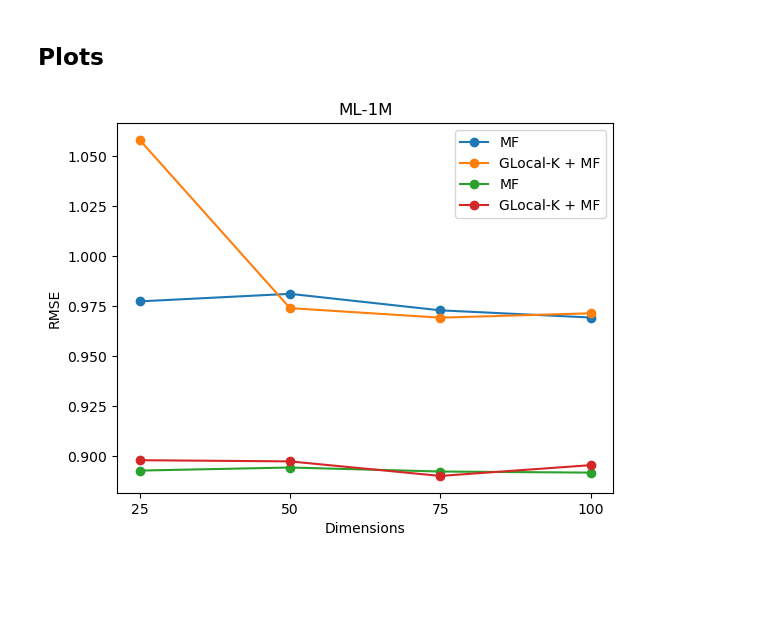
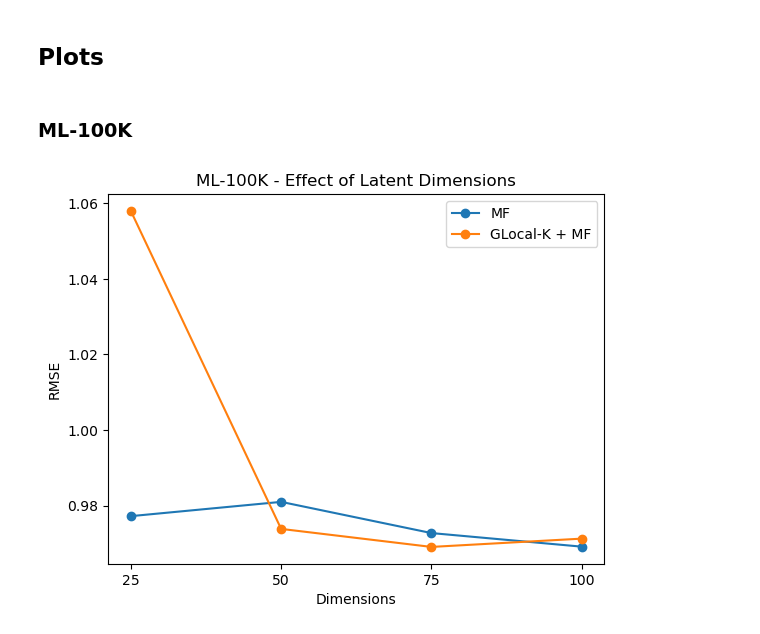
Before and after one commit to yoavzelinger/Glocal_K, a Jupyter notebook: results_eda.ipynb, the cells around one changed output. Drawn from its saved outputs; the diff is of its cells as text; code cells hidden in the pictures; blank space fills up the shorter version.

```diff
--- a/results_eda.ipynb
+++ b/results_eda.ipynb
@@ -16,6 +16,8 @@ HYBRID_PREFIX = "GLocal-K + MF"
 # Get name without prefix
 is_hybrid_func = lambda name: name.startswith(HYBRID_PREFIX)
 get_name_func = lambda name: int(name[len(HYBRID_PREFIX):]) if is_hybrid_func(name) else int(name[len(MF_PREFIX):])
+
+CAPTION_SUFFIX = " - Effect of Latent Dimensions"
 # %% [markdown]
 ### Imports
 # %%
@@ -37,23 +39,25 @@ results_df_dict = {dataset_name: results_df[results_df["Dataset"] == dataset_nam
                     for dataset_name in DATASETS}
 # %% [markdown]
 ## Plots
+# %% [markdown]
+### ML-100K
 # %%
-for dataset_name, dataset_df in results_df_dict.items():
-    dataset_df = dataset_df[dataset_df["Model"] != BASELINE_NAME]
-    X_MF = dataset_df[dataset_df["Model"].apply(lambda name: not is_hybrid_func(name))]["Model"].apply(get_name_func)
-    Y_MF = dataset_df[dataset_df["Model"].apply(lambda name: not is_hybrid_func(name))][METRIC]
-    X_HYBRID = dataset_df[dataset_df["Model"].apply(is_hybrid_func)]["Model"].apply(get_name_func)
-    Y_HYBRID = dataset_df[dataset_df["Model"].apply(is_hybrid_func)][METRIC]
-    plt.plot(X_MF, Y_MF, label=MF_PREFIX, marker='o')
-    plt.plot(X_HYBRID, Y_HYBRID, label=HYBRID_PREFIX, marker='o')
-    plt.title(dataset_name)
-    plt.xlabel(X_LABEL)
-    plt.ylabel(METRIC)
-    plt.xticks(range(25, 101, 25))
-    min_y = min(min(Y_MF), min(Y_HYBRID))
-    max_y = max(max(Y_MF), max(Y_HYBRID))
-    plt.legend()
-    # plt.show()
-    tikzplotlib.save(f"{dataset_name.lower()}_results.tex")
+dataset_name = DATASETS[0]
+dataset_df = results_df_dict[dataset_name]
+dataset_df = dataset_df[dataset_df["Model"] != BASELINE_NAME]
+X_MF = dataset_df[dataset_df["Model"].apply(lambda name: not is_hybrid_func(name))]["Model"].apply(get_name_func)
+Y_MF = dataset_df[dataset_df["Model"].apply(lambda name: not is_hybrid_func(name))][METRIC]
+X_HYBRID = dataset_df[dataset_df["Model"].apply(is_hybrid_func)]["Model"].apply(get_name_func)
+Y_HYBRID = dataset_df[dataset_df["Model"].apply(is_hybrid_func)][METRIC]
+plt.plot(X_MF, Y_MF, label=MF_PREFIX, marker='o')
+plt.plot(X_HYBRID, Y_HYBRID, label=HYBRID_PREFIX, marker='o')
+plt.title(dataset_name + CAPTION_SUFFIX)
+plt.xlabel(X_LABEL)
+plt.ylabel(METRIC)
+plt.xticks(range(25, 101, 25))
+min_y = min(min(Y_MF), min(Y_HYBRID))
+max_y = max(max(Y_MF), max(Y_HYBRID))
+plt.legend()
+tikzplotlib.save(f"{dataset_name.lower()}_results.tex")
 # %% [output]
-[figure, old version]
+[figure, new version]
```
Also changed, not shown: parts of 2 cells of this notebook, 3 other files.
